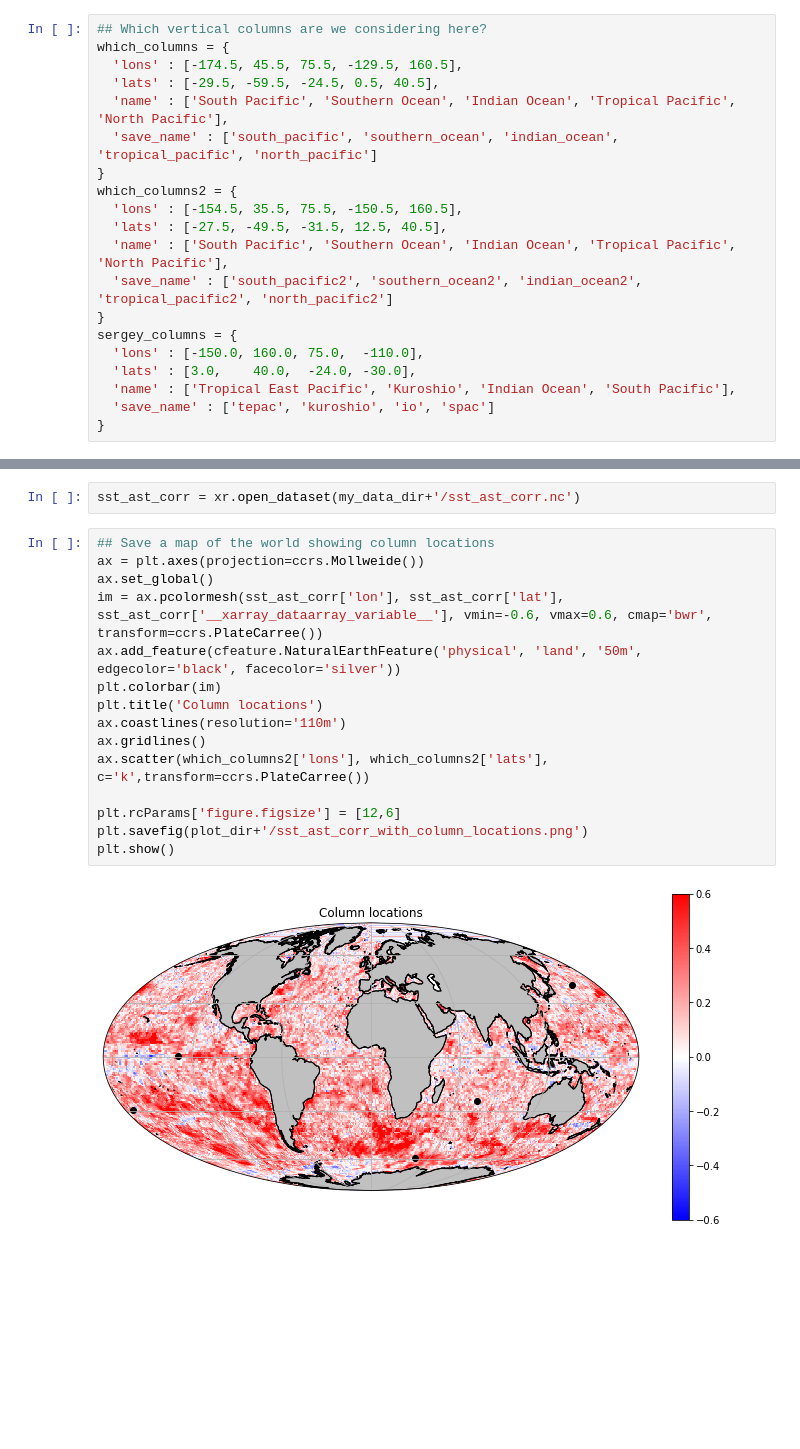
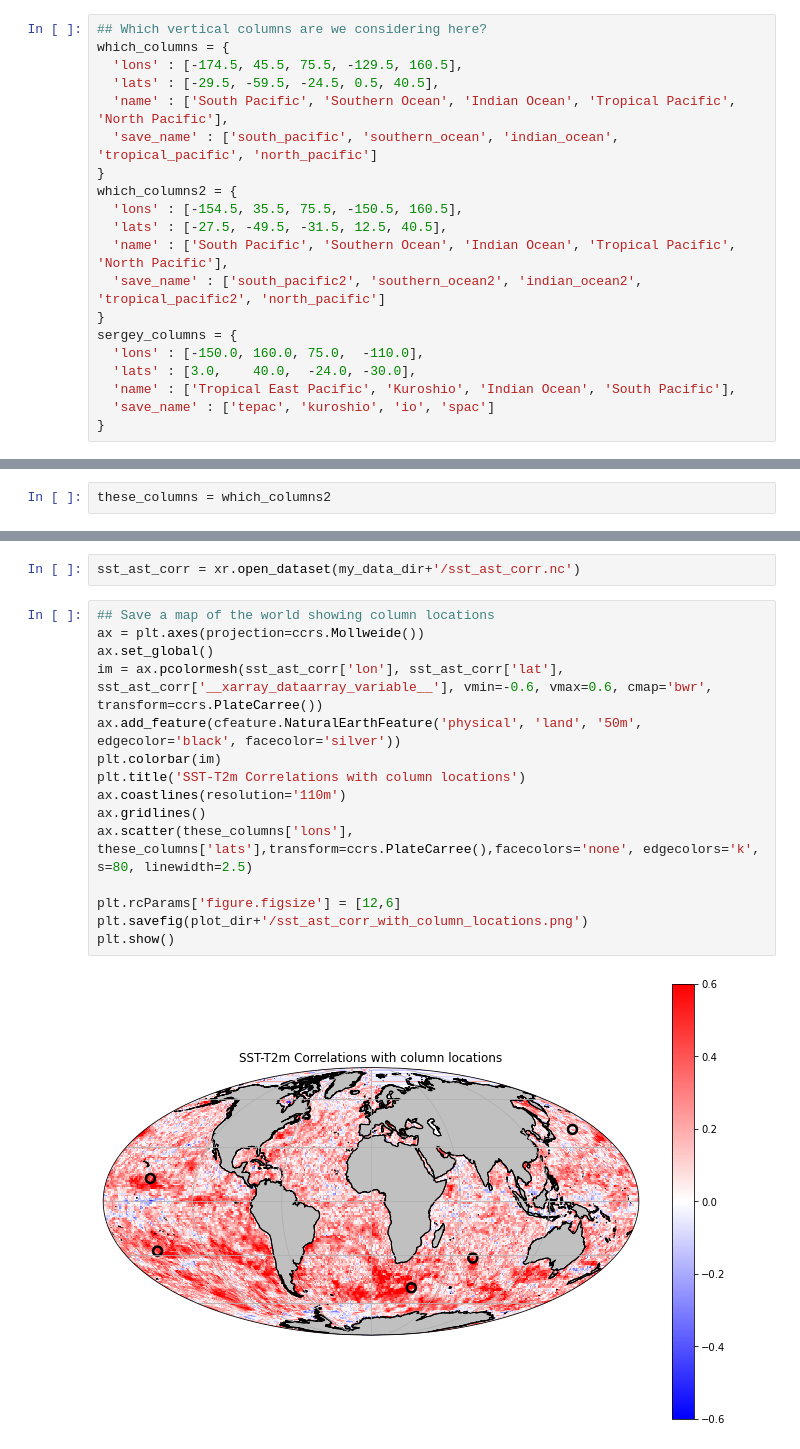
Before and after one commit to NOAA-PSL/obs_loc_for_scda, a Jupyter notebook: notebooks/vertical_columns.ipynb, the cells around one changed output, grey strips where cells are left out. Drawn from its saved outputs; the diff is of its cells as text; blank space fills up the shorter version.

Commit message:
cleaned up notebook and made figures showing correlations and spread in two different 80 member ensembles

```diff
--- a/notebooks/vertical_columns.ipynb
+++ b/notebooks/vertical_columns.ipynb
@@ -29,7 +29,7 @@ which_columns2 = {
   'lons' : [-154.5, 35.5, 75.5, -150.5, 160.5],
   'lats' : [-27.5, -49.5, -31.5, 12.5, 40.5],
   'name' : ['South Pacific', 'Southern Ocean', 'Indian Ocean', 'Tropical Pacific', 'North Pacific'],
-  'save_name' : ['south_pacific2', 'southern_ocean2', 'indian_ocean2', 'tropical_pacific2', 'north_pacific2']
+  'save_name' : ['south_pacific2', 'southern_ocean2', 'indian_ocean2', 'tropical_pacific2', 'north_pacific']
 }
 sergey_columns = {
   'lons' : [-150.0, 160.0, 75.0,  -110.0],
@@ -39,0 +50,2 @@ sergey_columns = {
+# %%
+these_columns = which_columns2
@@ -42,17 +58,17 @@ sst_ast_corr = xr.open_dataset(my_data_dir+'/sst_ast_corr.nc')
 # %%
 ## Save a map of the world showing column locations
 ax = plt.axes(projection=ccrs.Mollweide())
 ax.set_global()
 im = ax.pcolormesh(sst_ast_corr['lon'], sst_ast_corr['lat'], sst_ast_corr['__xarray_dataarray_variable__'], vmin=-0.6, vmax=0.6, cmap='bwr', transform=ccrs.PlateCarree())
 ax.add_feature(cfeature.NaturalEarthFeature('physical', 'land', '50m', edgecolor='black', facecolor='silver'))
 plt.colorbar(im)
-plt.title('Column locations')
+plt.title('SST-T2m Correlations with column locations')
 ax.coastlines(resolution='110m')
 ax.gridlines()
-ax.scatter(which_columns2['lons'], which_columns2['lats'], c='k',transform=ccrs.PlateCarree())
+ax.scatter(these_columns['lons'], these_columns['lats'],transform=ccrs.PlateCarree(),facecolors='none', edgecolors='k', s=80, linewidth=2.5)
 
 plt.rcParams['figure.figsize'] = [12,6]
 plt.savefig(plot_dir+'/sst_ast_corr_with_column_locations.png')
 plt.show()
 # %% [output]
-[figure, old version]
+[figure, new version]
```
Also changed, not shown: parts of 77 cells of this notebook, 51 other files.
